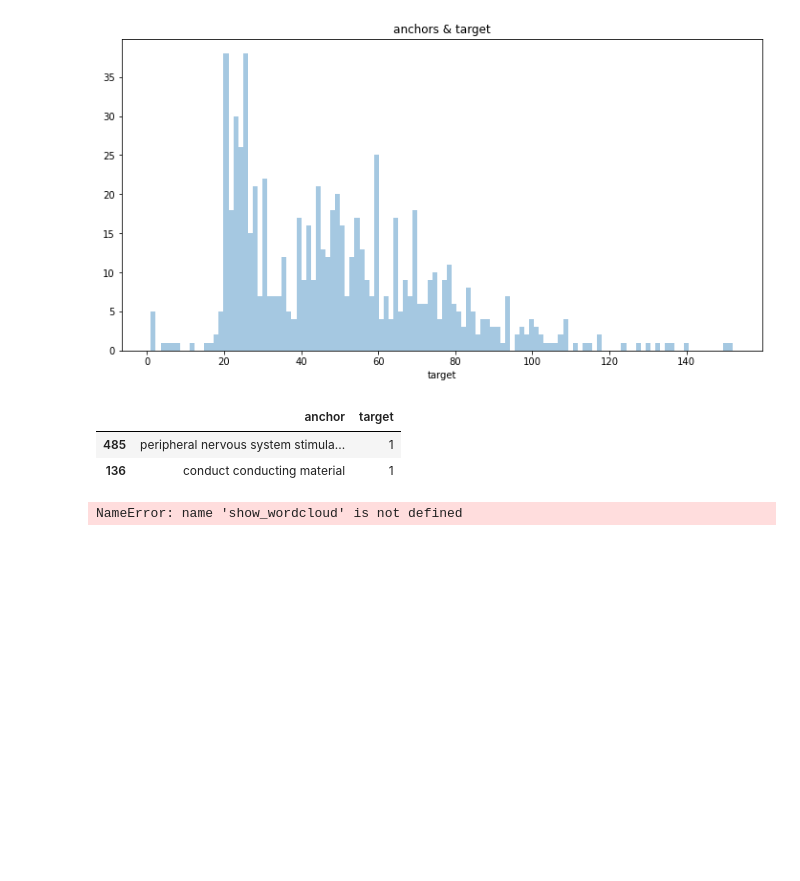
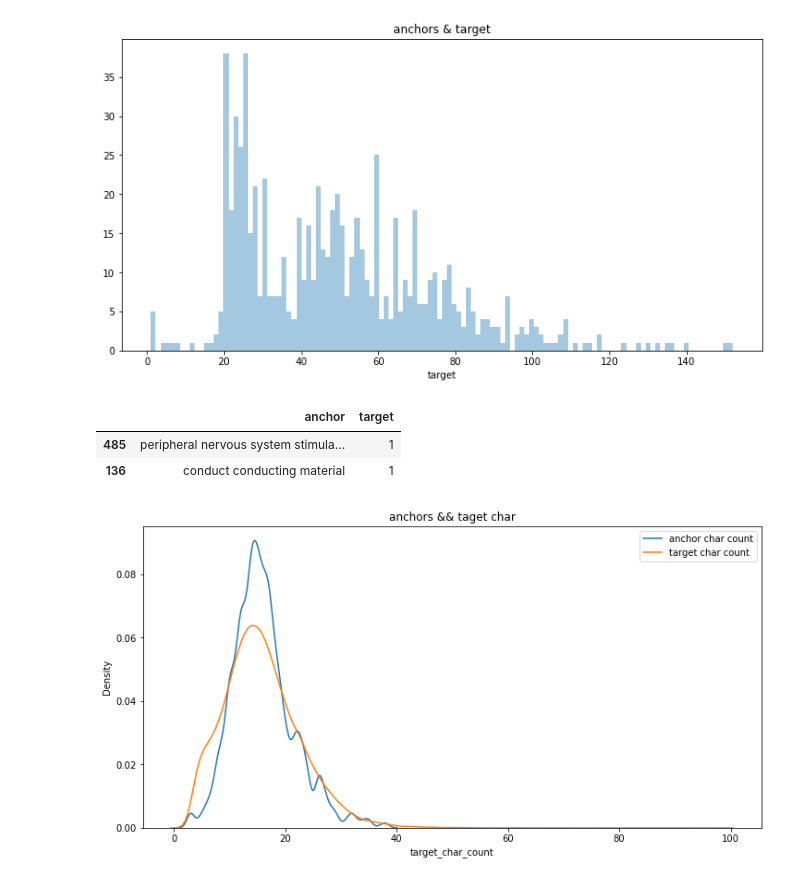
Before and after one commit to wlrma0108/EDA-USPPM, a Jupyter notebook: USPPPM-Huggingface_P.ipynb, the cells around one changed output. Drawn from its saved outputs; the diff is of its cells as text; code cells hidden in the pictures; blank space fills up the shorter version.

```diff
--- a/USPPPM-Huggingface_P.ipynb
+++ b/USPPPM-Huggingface_P.ipynb
@@ -76,7 +78,15 @@ g_train_df.loc[g_train_df.target==1].head(10)
 |  | anchor | target |
 | 485 | peripheral nervous system stimula... | 1 |
 | 136 | conduct conducting material | 1 |
-# %%
-plt.figure(figsize=(12,6))
-# %% [output]
-NameError: name 'show_wordcloud' is not defined
+# %%
+train_df["anchor_char_count"]=train_df["anchor"].apply(lambda x: len(x))
+train_df["target_char_count"]=train_df["target"].apply(lambda x: len(x))
+
+plt.figure(figsize=(12,6))
+plt.title("anchors && taget char")
+sns.distplot(train_df['anchor_char_count'],kde=True,hist=False,bins=120,label='anchor char count')
+sns.distplot(train_df['target_char_count'],kde=True,hist=False,bins=120,label='target char count')
+plt.legend()
+plt.show()
+# %% [output]
+[figure, added]
```
Also changed, not shown: parts of 8 cells of this notebook.
